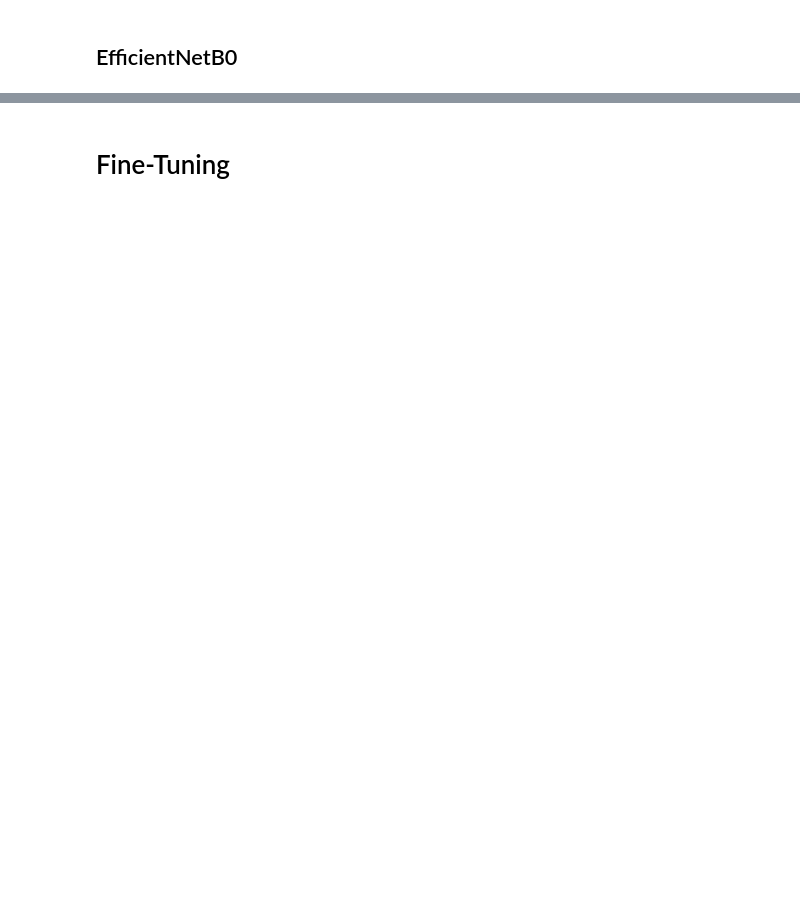
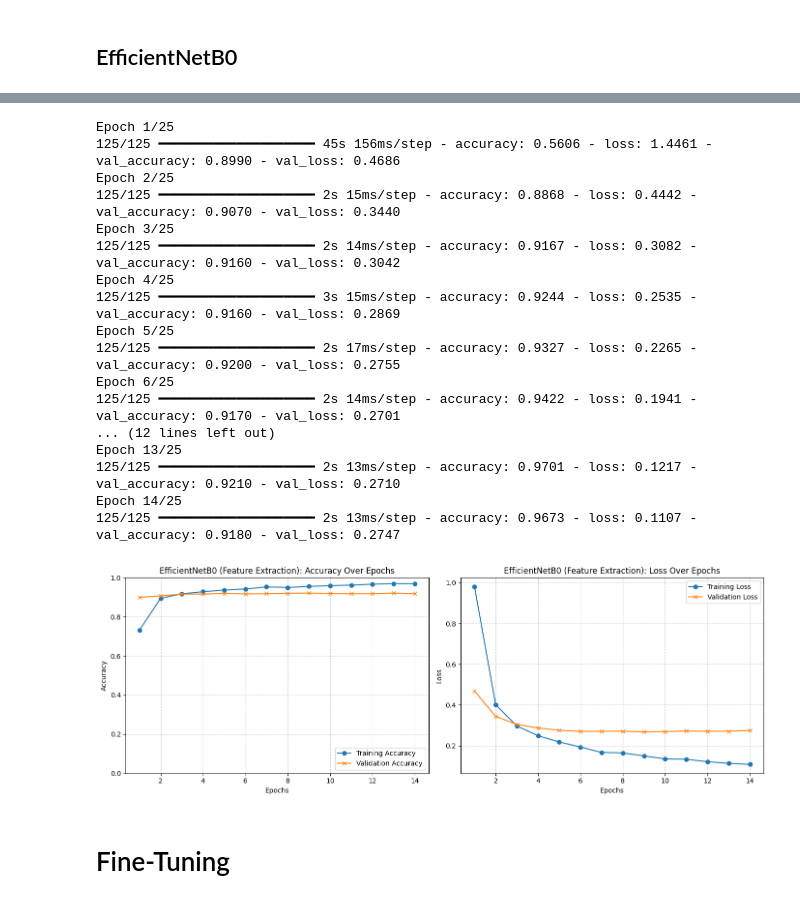
Before and after one commit to lauraglemos/DL_Lab, a Jupyter notebook: DL_pretrained_CNNs.ipynb, the cells around one changed output, grey strips where cells are left out. Drawn from its saved outputs; the diff is of its cells as text; code cells hidden in the pictures; blank space fills up the shorter version.

```diff
--- a/DL_pretrained_CNNs.ipynb
+++ b/DL_pretrained_CNNs.ipynb
@@ -429,13 +642,34 @@ efficientnet_model.summary()
 # %%
 history_eff_fe = train_model(
     model=efficientnet_model,
     train_data=train_data,
     val_data=val_data,
-    model_name="EfficientNetB0_FeatureExtraction"
+    model_name="EfficientNetB0_FeatureExtraction",
+    learning_rate=0.001,
+    epochs=25
 )
 
 # Dibujar la gráfica
 plot_history(history_eff_fe, model_name="EfficientNetB0 (Feature Extraction)")
+# %% [output]
+Epoch 1/25
+125/125 ━━━━━━━━━━━━━━━━━━━━ 45s 156ms/step - accuracy: 0.5606 - loss: 1.4461 - val_accuracy: 0.8990 - val_loss: 0.4686
+Epoch 2/25
+125/125 ━━━━━━━━━━━━━━━━━━━━ 2s 15ms/step - accuracy: 0.8868 - loss: 0.4442 - val_accuracy: 0.9070 - val_loss: 0.3440
+Epoch 3/25
+125/125 ━━━━━━━━━━━━━━━━━━━━ 2s 14ms/step - accuracy: 0.9167 - loss: 0.3082 - val_accuracy: 0.9160 - val_loss: 0.3042
+Epoch 4/25
+125/125 ━━━━━━━━━━━━━━━━━━━━ 3s 15ms/step - accuracy: 0.9244 - loss: 0.2535 - val_accuracy: 0.9160 - val_loss: 0.2869
+Epoch 5/25
+125/125 ━━━━━━━━━━━━━━━━━━━━ 2s 17ms/step - accuracy: 0.9327 - loss: 0.2265 - val_accuracy: 0.9200 - val_loss: 0.2755
+Epoch 6/25
+125/125 ━━━━━━━━━━━━━━━━━━━━ 2s 14ms/step - accuracy: 0.9422 - loss: 0.1941 - val_accuracy: 0.9170 - val_loss: 0.2701
+... (12 lines left out)
+Epoch 13/25
+125/125 ━━━━━━━━━━━━━━━━━━━━ 2s 13ms/step - accuracy: 0.9701 - loss: 0.1217 - val_accuracy: 0.9210 - val_loss: 0.2710
+Epoch 14/25
+125/125 ━━━━━━━━━━━━━━━━━━━━ 2s 13ms/step - accuracy: 0.9673 - loss: 0.1107 - val_accuracy: 0.9180 - val_loss: 0.2747
+[figure, added]
 # %% [markdown]
 # Fine-Tuning
 # %%
```
Also changed, not shown: parts of 27 cells of this notebook.
